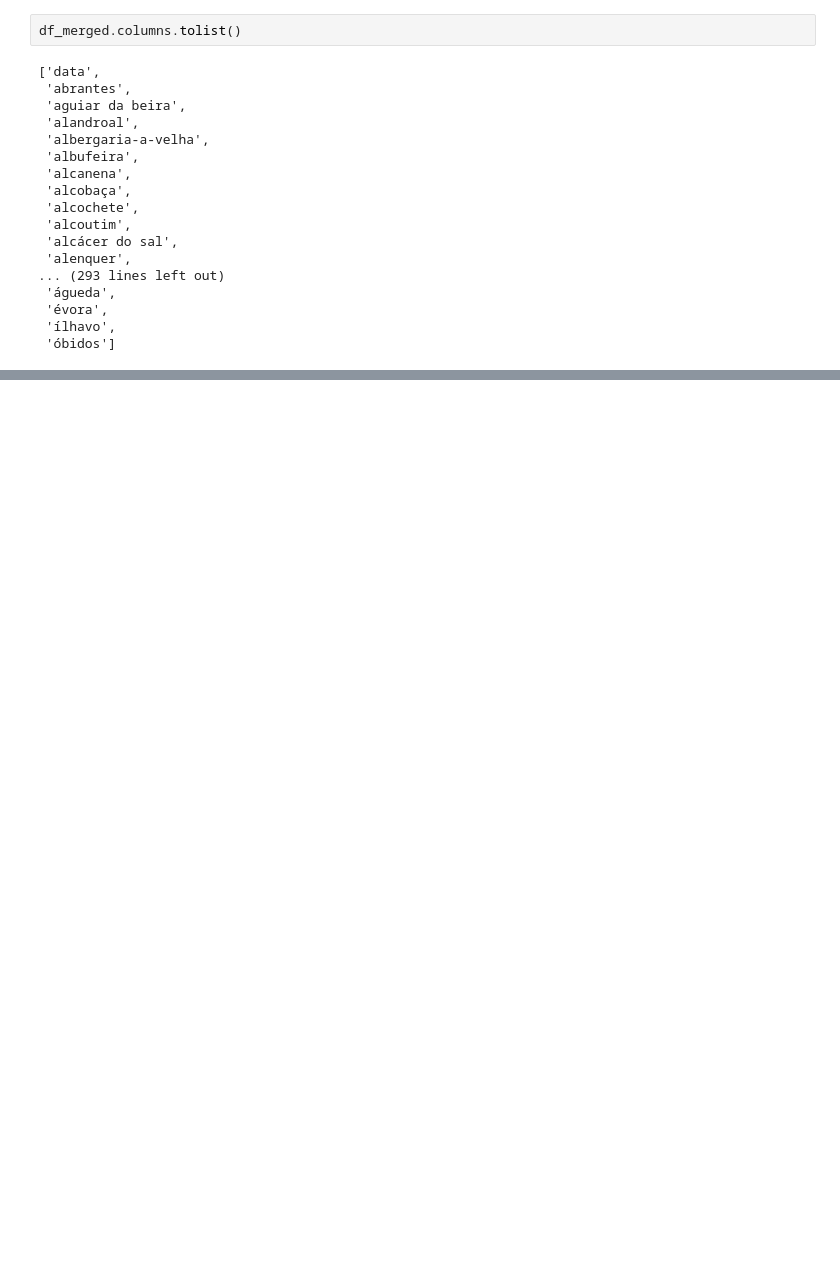
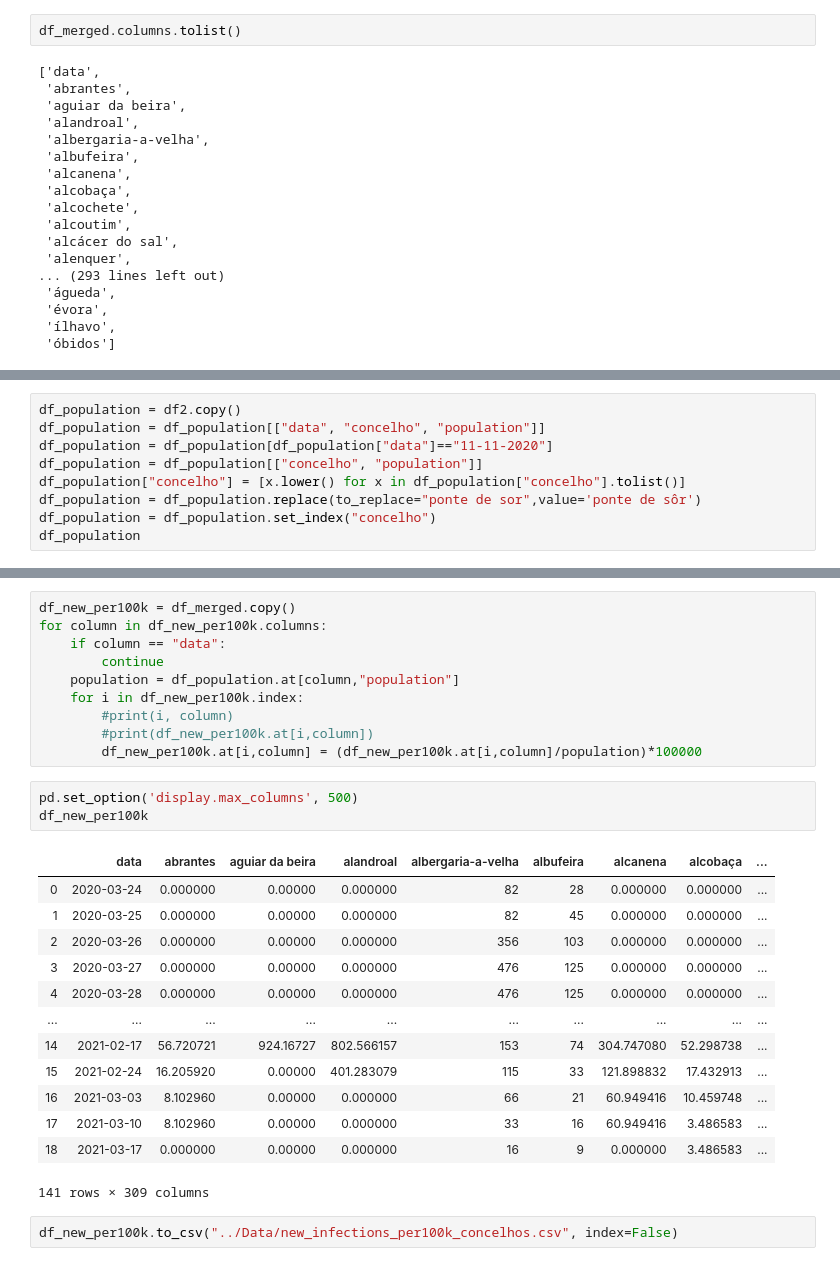
Before and after one commit to mariushes/DataViz_PortugalCovidDashboard, a Jupyter notebook: Notebooks/prepare_data_concelho.ipynb, the cells around one changed output, grey strips where cells are left out. Cells and saved outputs as stored; diff of their text form; blank space fills up the shorter version.

```diff
--- a/Notebooks/prepare_data_concelho.ipynb
+++ b/Notebooks/prepare_data_concelho.ipynb
@@ -175,0 +217,9 @@ df_merged.loc[:,"data"].tolist()
+# %%
+df_population = df2.copy()
+df_population = df_population[["data", "concelho", "population"]]
+df_population = df_population[df_population["data"]=="11-11-2020"]
+df_population = df_population[["concelho", "population"]]
+df_population["concelho"] = [x.lower() for x in df_population["concelho"].tolist()]
+df_population = df_population.replace(to_replace="ponte de sor",value='ponte de sôr')
+df_population = df_population.set_index("concelho")
+df_population
@@ -175,0 +241,29 @@ df_merged.loc[:,"data"].tolist()
+# %%
+df_new_per100k = df_merged.copy()
+for column in df_new_per100k.columns:
+    if column == "data":
+        continue
+    population = df_population.at[column,"population"]
+    for i in df_new_per100k.index:
+        #print(i, column)
+        #print(df_new_per100k.at[i,column])
+        df_new_per100k.at[i,column] = (df_new_per100k.at[i,column]/population)*100000
+# %%
+pd.set_option('display.max_columns', 500)
+df_new_per100k
+# %% [output]
+|  | data | abrantes | aguiar da beira | alandroal | albergaria-a-velha | albufeira | alcanena | alcobaça | ... |
+| 0 | 2020-03-24 | 0.000000 | 0.00000 | 0.000000 | 82 | 28 | 0.000000 | 0.000000 | ... |
+| 1 | 2020-03-25 | 0.000000 | 0.00000 | 0.000000 | 82 | 45 | 0.000000 | 0.000000 | ... |
+| 2 | 2020-03-26 | 0.000000 | 0.00000 | 0.000000 | 356 | 103 | 0.000000 | 0.000000 | ... |
+| 3 | 2020-03-27 | 0.000000 | 0.00000 | 0.000000 | 476 | 125 | 0.000000 | 0.000000 | ... |
+| 4 | 2020-03-28 | 0.000000 | 0.00000 | 0.000000 | 476 | 125 | 0.000000 | 0.000000 | ... |
+| ... | ... | ... | ... | ... | ... | ... | ... | ... | ... |
+| 14 | 2021-02-17 | 56.720721 | 924.16727 | 802.566157 | 153 | 74 | 304.747080 | 52.298738 | ... |
+| 15 | 2021-02-24 | 16.205920 | 0.00000 | 401.283079 | 115 | 33 | 121.898832 | 17.432913 | ... |
+| 16 | 2021-03-03 | 8.102960 | 0.00000 | 0.000000 | 66 | 21 | 60.949416 | 10.459748 | ... |
+| 17 | 2021-03-10 | 8.102960 | 0.00000 | 0.000000 | 33 | 16 | 60.949416 | 3.486583 | ... |
+| 18 | 2021-03-17 | 0.000000 | 0.00000 | 0.000000 | 16 | 9 | 0.000000 | 3.486583 | ... |
+141 rows × 309 columns
+# %%
+df_new_per100k.to_csv("../Data/new_infections_per100k_concelhos.csv", index=False)
```
Also changed, not shown: parts of 13 cells of this notebook, 5 other files.
